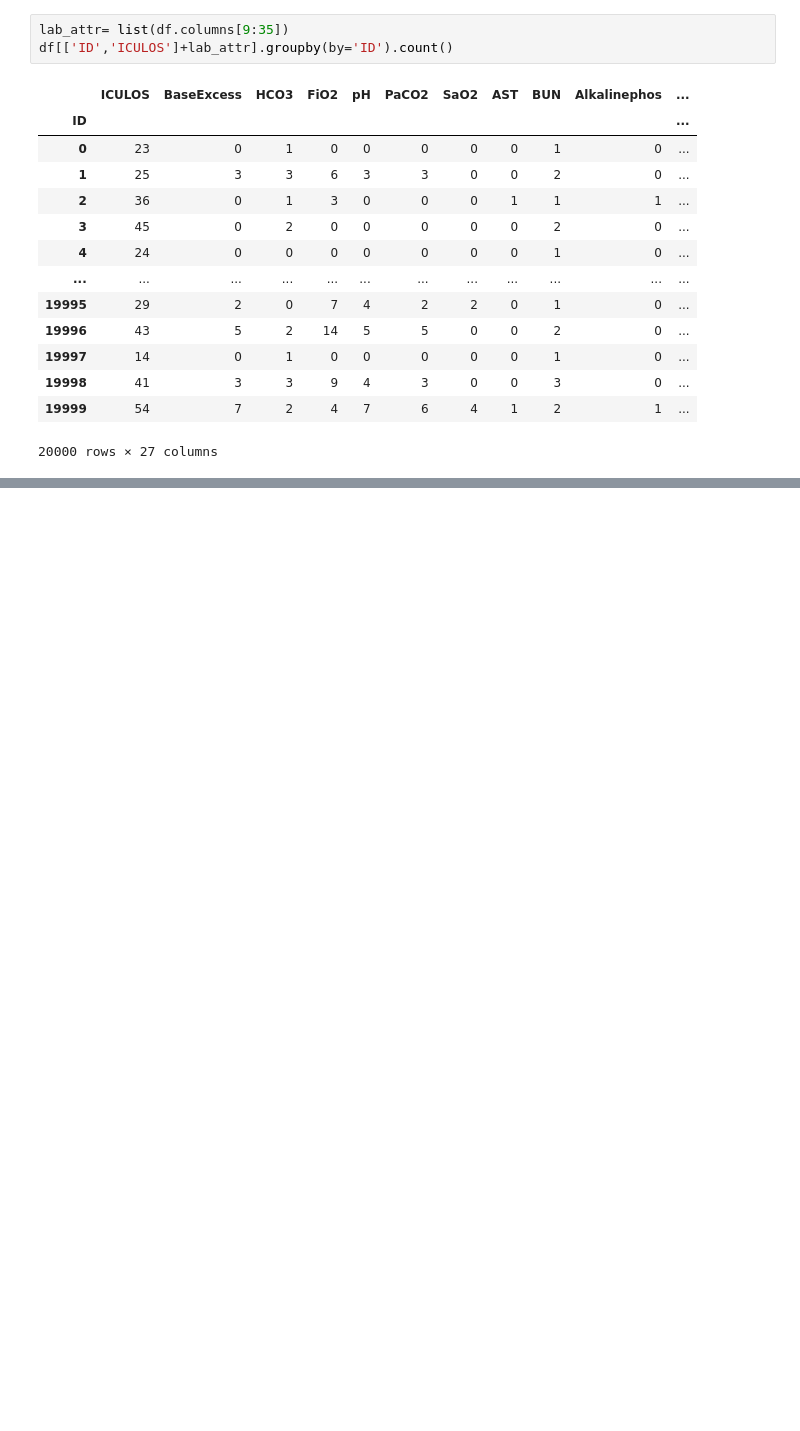
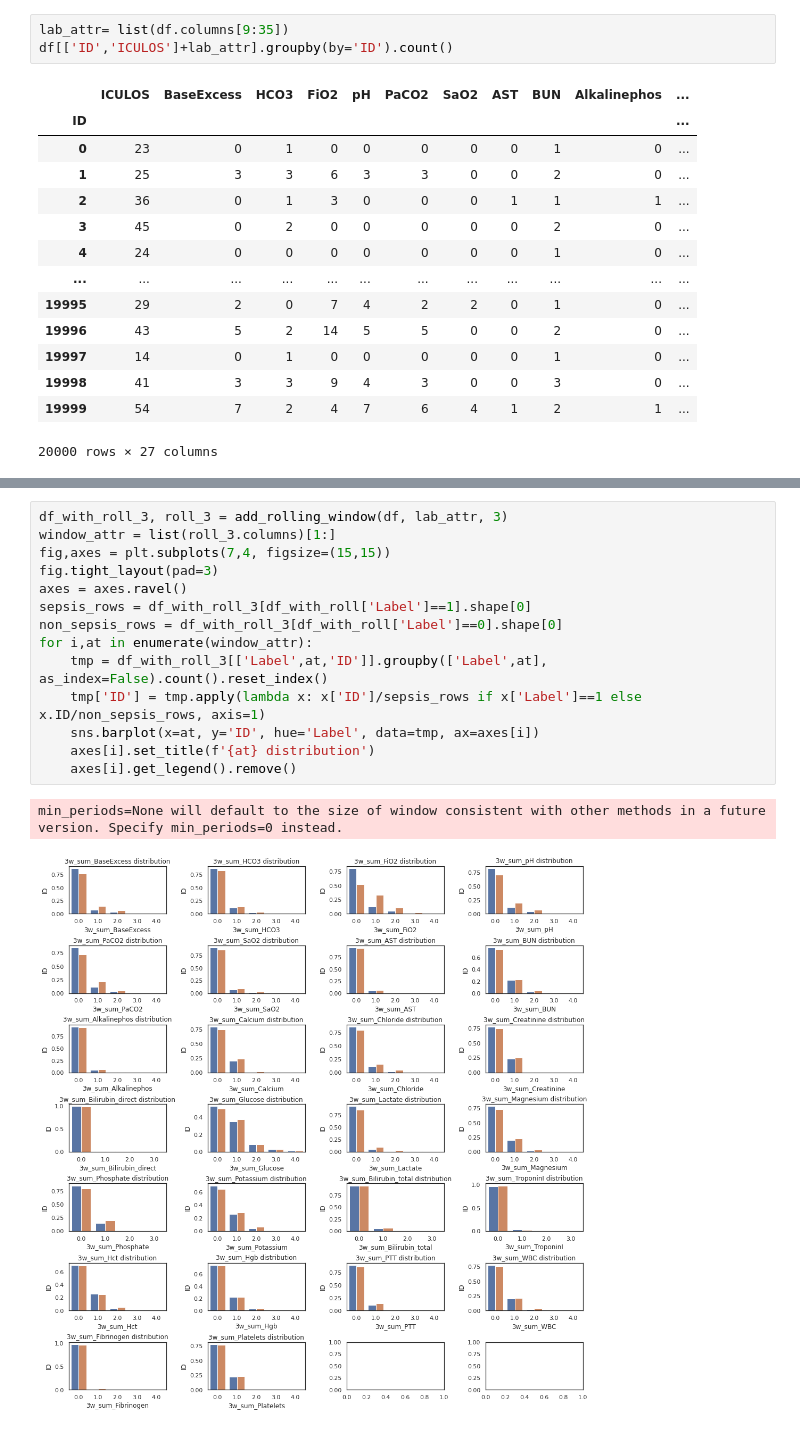
Before and after one commit to AtarCohen/Early-Prediction_of_Sepsis, a Jupyter notebook: PreProcess.ipynb, the cells around one changed output, grey strips where cells are left out. Saved outputs shown, nothing was run; the diff lists cells and outputs as text; blank space fills up the shorter version.

```diff
--- a/PreProcess.ipynb
+++ b/PreProcess.ipynb
@@ -100,0 +161,17 @@ df[['ID','ICULOS']+lab_attr].groupby(by='ID').count()
+# %%
+df_with_roll_3, roll_3 = add_rolling_window(df, lab_attr, 3)
+window_attr = list(roll_3.columns)[1:]
+fig,axes = plt.subplots(7,4, figsize=(15,15))
+fig.tight_layout(pad=3)
+axes = axes.ravel()
+sepsis_rows = df_with_roll_3[df_with_roll['Label']==1].shape[0]
+non_sepsis_rows = df_with_roll_3[df_with_roll['Label']==0].shape[0]
+for i,at in enumerate(window_attr):
+    tmp = df_with_roll_3[['Label',at,'ID']].groupby(['Label',at], as_index=False).count().reset_index()
+    tmp['ID'] = tmp.apply(lambda x: x['ID']/sepsis_rows if x['Label']==1 else  x.ID/non_sepsis_rows, axis=1)
+    sns.barplot(x=at, y='ID', hue='Label', data=tmp, ax=axes[i])
+    axes[i].set_title(f'{at} distribution')
+    axes[i].get_legend().remove()
+# %% [output]
+min_periods=None will default to the size of window consistent with other methods in a future version. Specify min_periods=0 instead.
+[figure, added]
```
Also changed, not shown: parts of 12 cells of this notebook, 1 other file.
